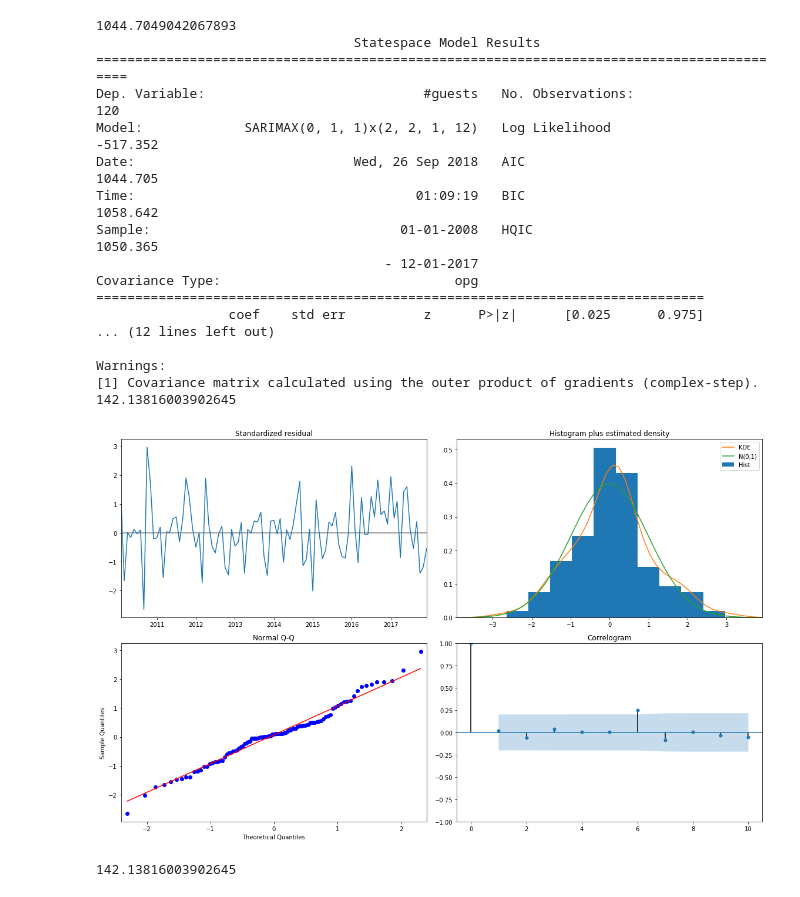
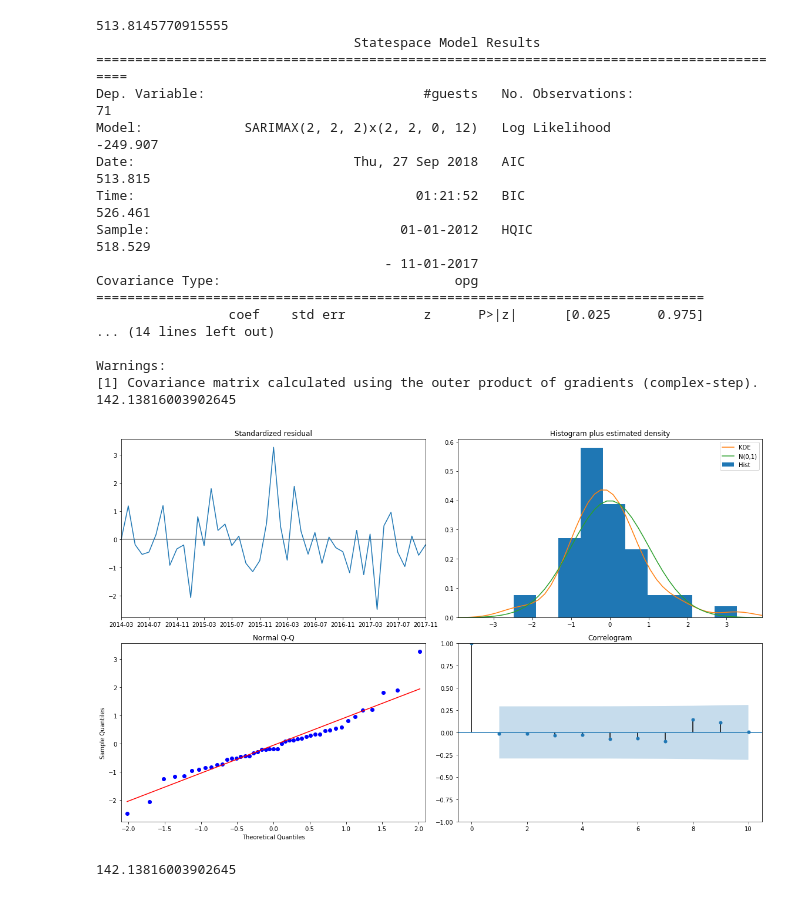
Before and after one commit to cristzelada/Tesis, a Jupyter notebook: main.ipynb, the cells around one changed output. Drawn from its saved outputs; the diff is of its cells as text; code cells hidden in the pictures.

```diff
--- a/main.ipynb
+++ b/main.ipynb
@@ -411,41 +409,41 @@ print("Best SARIMAX{}x{}12 model - AIC:{}".format(best_pdq, best_seasonal_pdq, b
 # %%
 # define SARIMAX model and fit it to the data
 mdl = sm.tsa.statespace.SARIMAX(y_train,
-                                order=(0, 1, 1),
-                                seasonal_order=(2, 2, 1, 12),
+                                order=(2, 2, 2),
+                                seasonal_order=(2, 2, 0, 12),
                                 enforce_stationarity=True,
                                 enforce_invertibility=True)
 res = mdl.fit()
 
 # print statistics
 print(res.aic)
 print(res.summary())
 
 from scipy.stats import chi2
 chi = chi2.isf(q=0.05, df=116)
 print(chi)
 res.plot_diagnostics(figsize=(16, 10))
 plt.tight_layout()
 plt.show()
 # %% [output]
-1044.7049042067893
+513.8145770915555
                                  Statespace Model Results
 ==========================================================================================
-Dep. Variable:                            #guests   No. Observations:                  120
-Model:             SARIMAX(0, 1, 1)x(2, 2, 1, 12)   Log Likelihood                -517.352
-Date:                            Wed, 26 Sep 2018   AIC                           1044.705
-Time:                                    01:09:19   BIC                           1058.642
-Sample:                                01-01-2008   HQIC                          1050.365
-                                     - 12-01-2017
+Dep. Variable:                            #guests   No. Observations:                   71
+Model:             SARIMAX(2, 2, 2)x(2, 2, 0, 12)   Log Likelihood                -249.907
+Date:                            Thu, 27 Sep 2018   AIC                            513.815
+Time:                                    01:21:52   BIC                            526.461
+Sample:                                01-01-2012   HQIC                           518.529
+                                     - 11-01-2017
 Covariance Type:                              opg
 ==============================================================================
                  coef    std err          z      P>|z|      [0.025      0.975]
-... (12 lines left out)
+... (14 lines left out)
 
 Warnings:
 [1] Covariance matrix calculated using the outer product of gradients (complex-step).
 142.13816003902645
-[figure, old version]
+[figure, new version]
 # %%
 from scipy.stats import chi2
 chi = chi2.isf(q=0.05, df=116)
```
Also changed, not shown: parts of 20 cells of this notebook, 15 other files.
